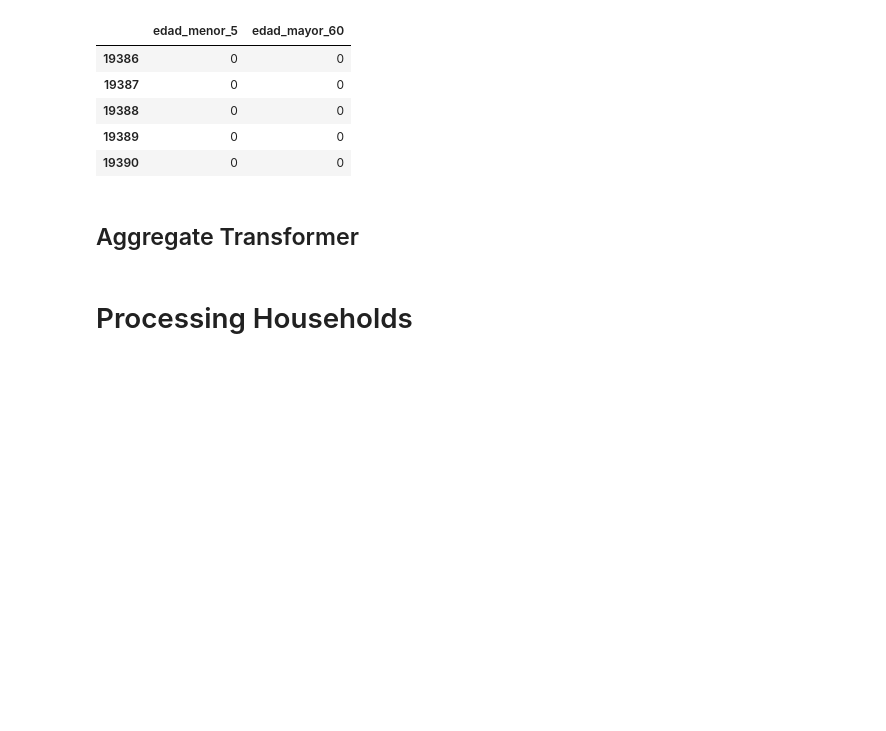
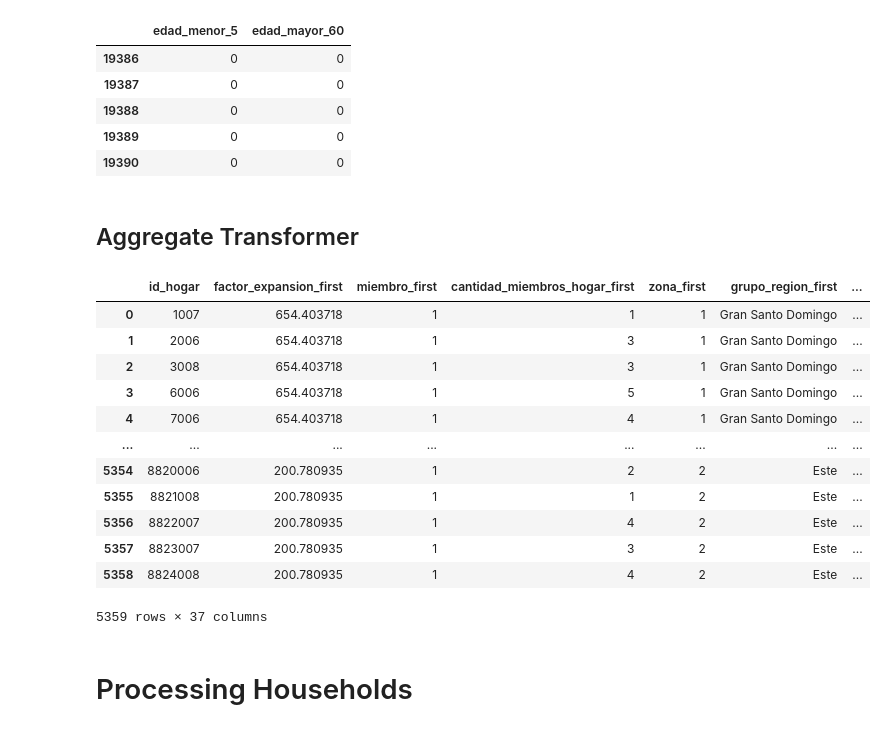
Before and after one commit to AlejandroCoronadoN/mepyd-incluia, a Jupyter notebook: notebooks/processing_ENCFT.ipynb, the cells around one changed output. Saved outputs shown, nothing was run; the diff lists cells and outputs as text; code cells hidden in the pictures; blank space fills up the shorter version.

```diff
--- a/notebooks/processing_ENCFT.ipynb
+++ b/notebooks/processing_ENCFT.ipynb
@@ -314,6 +326,22 @@ keep_first = ['factor_expansion', 'miembro', 'cantidad_miembros_hogar', 'zona',
 key = 'id_hogar'
 aggregate_member_transformer = AggregateTransformer(aggregate_member_map, keep_first, key)
 survey_household_member_aggregated = aggregate_member_transformer.transform(survey_member_assigned)
+# %%
+survey_household_member_aggregated
+# %% [output]
+|  | id_hogar | factor_expansion_first | miembro_first | cantidad_miembros_hogar_first | zona_first | grupo_region_first | ... |
+| 0 | 1007 | 654.403718 | 1 | 1 | 1 | Gran Santo Domingo | ... |
+| 1 | 2006 | 654.403718 | 1 | 3 | 1 | Gran Santo Domingo | ... |
+| 2 | 3008 | 654.403718 | 1 | 3 | 1 | Gran Santo Domingo | ... |
+| 3 | 6006 | 654.403718 | 1 | 5 | 1 | Gran Santo Domingo | ... |
+| 4 | 7006 | 654.403718 | 1 | 4 | 1 | Gran Santo Domingo | ... |
+| ... | ... | ... | ... | ... | ... | ... | ... |
+| 5354 | 8820006 | 200.780935 | 1 | 2 | 2 | Este | ... |
+| 5355 | 8821008 | 200.780935 | 1 | 1 | 2 | Este | ... |
+| 5356 | 8822007 | 200.780935 | 1 | 4 | 2 | Este | ... |
+| 5357 | 8823007 | 200.780935 | 1 | 3 | 2 | Este | ... |
+| 5358 | 8824008 | 200.780935 | 1 | 4 | 2 | Este | ... |
+5359 rows × 37 columns
 # %% [markdown]
 # Processing Households
 # %% [markdown]
```
Also changed, not shown: parts of 15 cells of this notebook, 2 other files.
